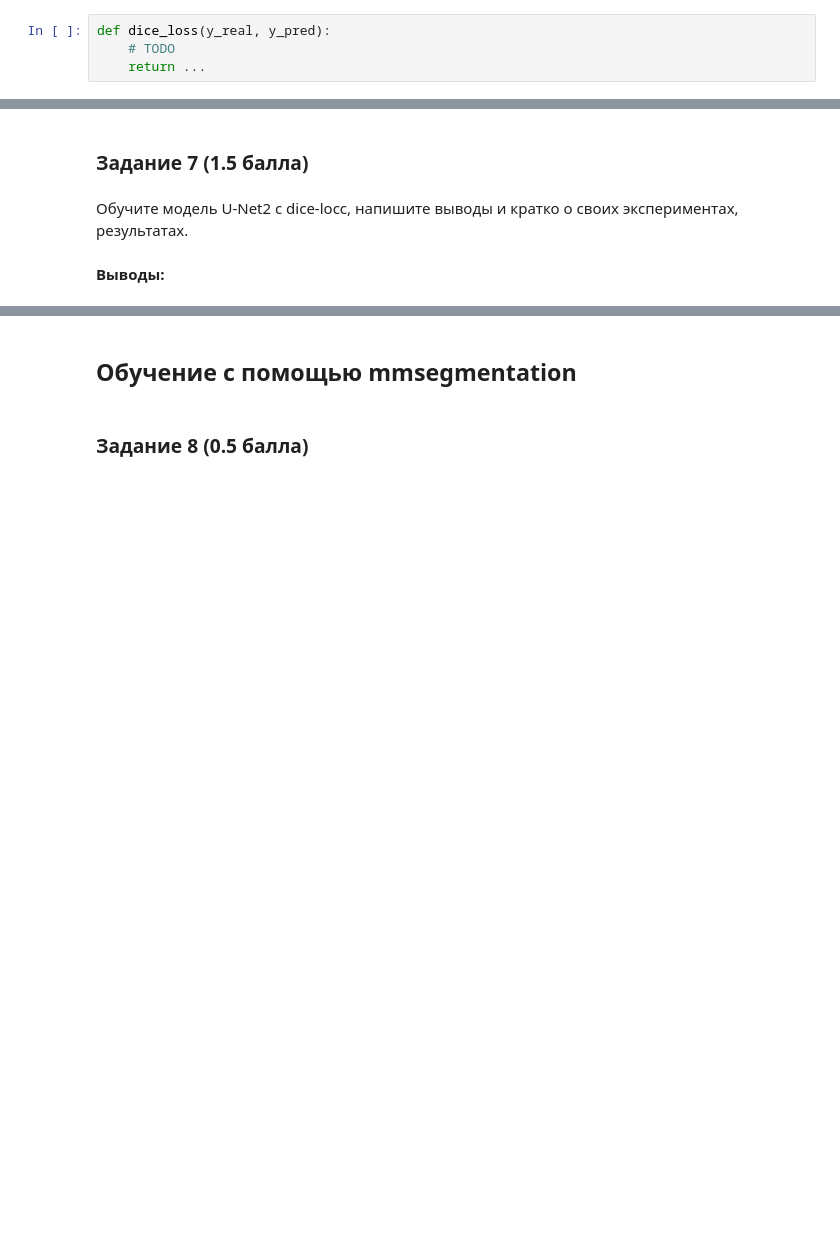
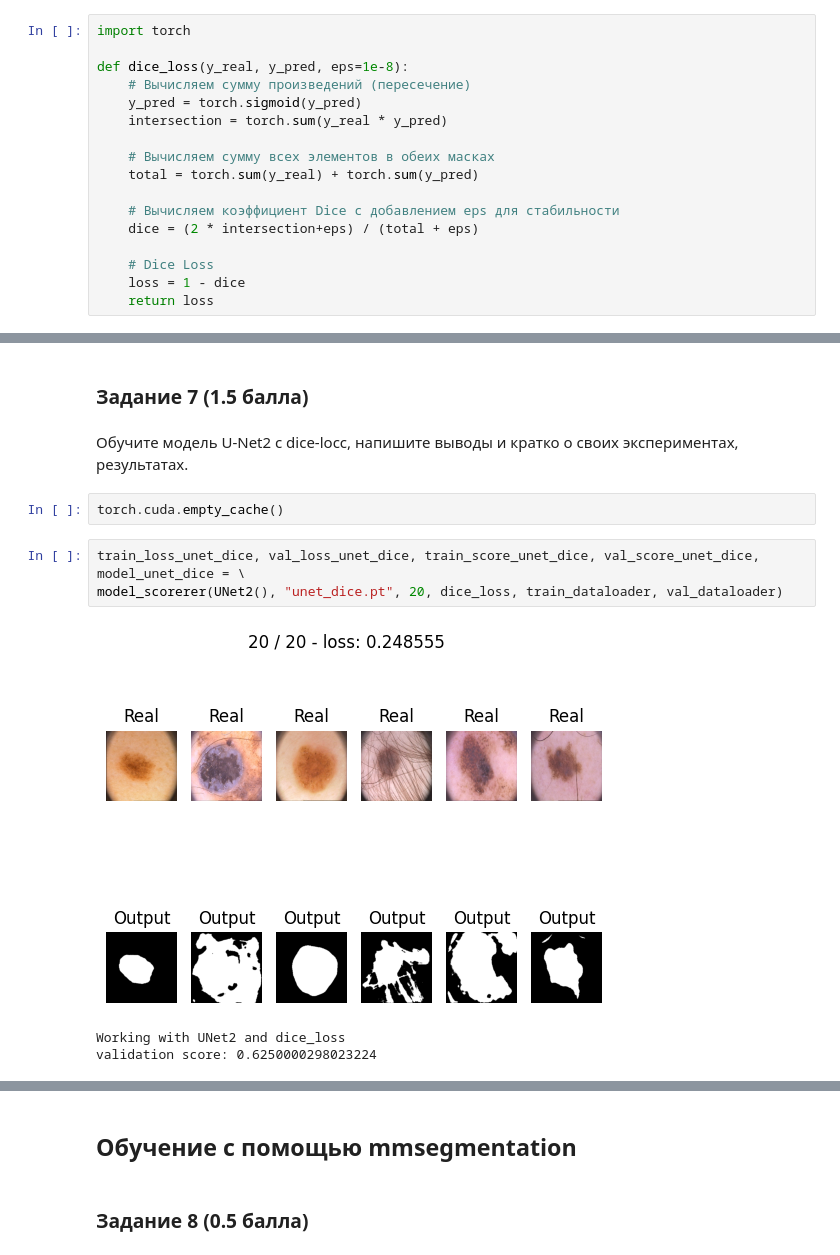
Before and after one commit to br0fire/HSE_CV, a Jupyter notebook: HW3/ДЗ_3_Семантическая_сегментация.ipynb, the cells around one changed output, grey strips where cells are left out. Saved outputs shown, nothing was run; the diff lists cells and outputs as text; blank space fills up the shorter version.

```diff
--- a/HW3/ДЗ_3_Семантическая_сегментация.ipynb
+++ b/HW3/ДЗ_3_Семантическая_сегментация.ipynb
@@ -370,10 +369,23 @@ $$D(X,Y)=\frac{2|X\cap Y|}{|X|+|Y|}$$
 $$L_D(X,Y) = 1-  \frac{\sum_i 2X_iY_i}{\sum_i (X_i+Y_i)}.$$
 
 Не забудьте подумать о численной нестабильности, возникающей в математической формуле.
-# %%
-def dice_loss(y_real, y_pred):
-    # TODO
-    return ...
+# %%
+import torch
+
+def dice_loss(y_real, y_pred, eps=1e-8):
+    # Вычисляем сумму произведений (пересечение)
+    y_pred = torch.sigmoid(y_pred)
+    intersection = torch.sum(y_real * y_pred)
+
+    # Вычисляем сумму всех элементов в обеих масках
+    total = torch.sum(y_real) + torch.sum(y_pred)
+
+    # Вычисляем коэффициент Dice с добавлением eps для стабильности
+    dice = (2 * intersection+eps) / (total + eps)
+
+    # Dice Loss
+    loss = 1 - dice
+    return loss
 # %% [markdown]
 Метрика с семинара
 # %%
@@ -560,5 +578,12 @@ visualize(train_loss_unet_focal, val_loss_unet_focal,
 ### Задание 7 (1.5 балла)
 # %% [markdown]
 Обучите модель U-Net2 с dice-locc, напишите выводы и кратко о своих экспериментах, результатах.
-# %% [markdown]
-**Выводы:**
+# %%
+torch.cuda.empty_cache()
+# %%
+train_loss_unet_dice, val_loss_unet_dice, train_score_unet_dice, val_score_unet_dice, model_unet_dice = \
+model_scorerer(UNet2(), "unet_dice.pt", 20, dice_loss, train_dataloader, val_dataloader)
+# %% [output]
+[figure, added]
+Working with UNet2 and dice_loss
+validation score: 0.6250000298023224
```
Also changed, not shown: parts of 30 cells of this notebook.
